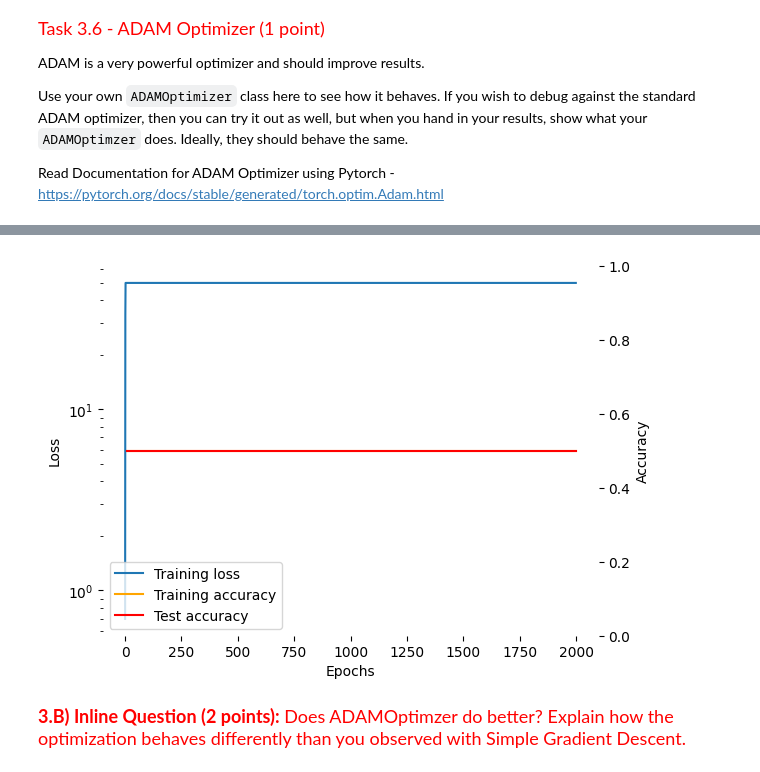
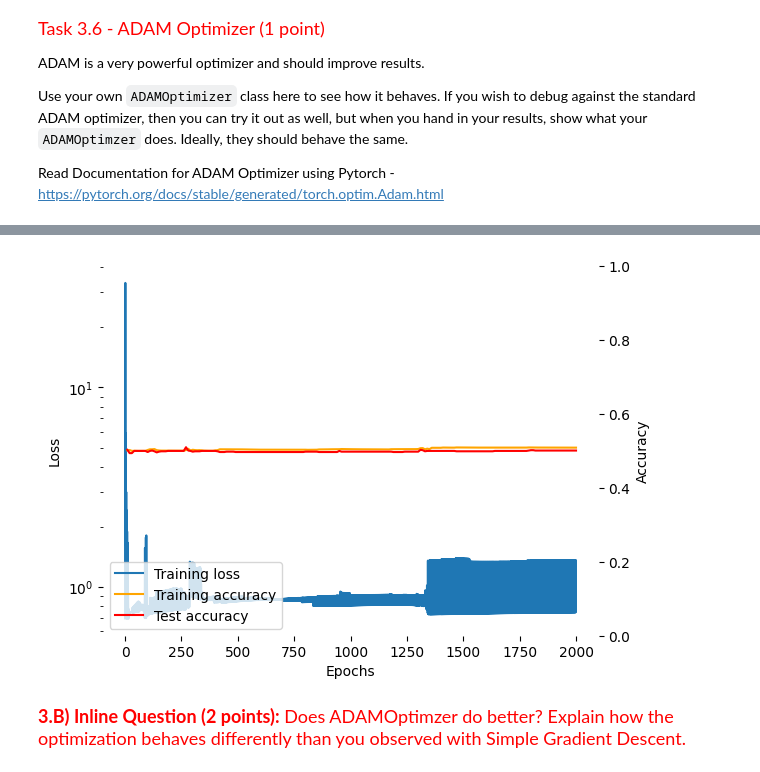
Before and after one commit to karan-mudaliar/Deep-Learning, a Jupyter notebook: HW2_1_OptimizationAndNetworkArchitecture.ipynb, the cells around one changed output, grey strips where cells are left out. Drawn from its saved outputs; the diff is of its cells as text; code cells hidden in the pictures.

```diff
--- a/HW2_1_OptimizationAndNetworkArchitecture.ipynb
+++ b/HW2_1_OptimizationAndNetworkArchitecture.ipynb
@@ -252,7 +257,7 @@ class SimpleGradientDescent():
         # TODO:  Implement Simple Gradient Descent with the inclusion of
         # weight_decay, and then update the results in variable x.
         ########################################################################
-                x -= self.lr * x.grad + self.weight_decay * x
+                x -= self.lr * (x.grad + self.weight_decay * x)
         ########################################################################
         #                             END OF YOUR CODE                         #
         ########################################################################
@@ -1054,7 +1060,7 @@ run_test(
             nn.Sigmoid()
         )
     ),
-    lambda p: torch.optim.Adam(p,lr = 0.1, weight_decay = 0)
+    lambda p: ADAMOptimizer(p,lr = 0.1, weight_decay = 0)
 )
 
 ###########################################################################
@@ -1067,4 +1073,4 @@ Train Accuracy: 0.50000, Test Accuracy: 0.50000
-[figure, old version]
+[figure, new version]
 # %% [markdown]
 <font size='4' color='red'>**3.B) Inline Question (2 points):** Does ADAMOptimzer do better?  Explain how the optimization behaves differently than you observed with Simple Gradient Descent. </font>
 # %% [markdown]
```
Also changed, not shown: parts of 7 cells of this notebook.
